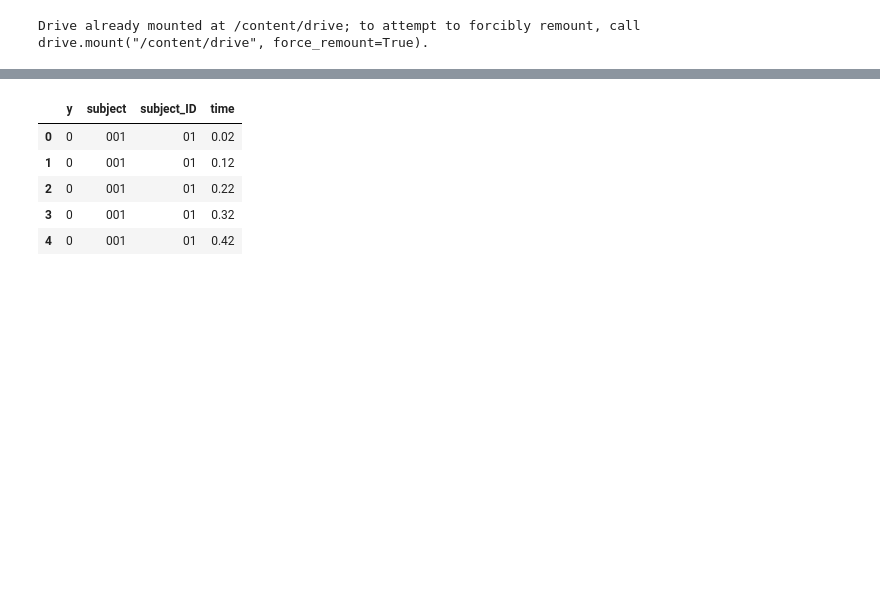
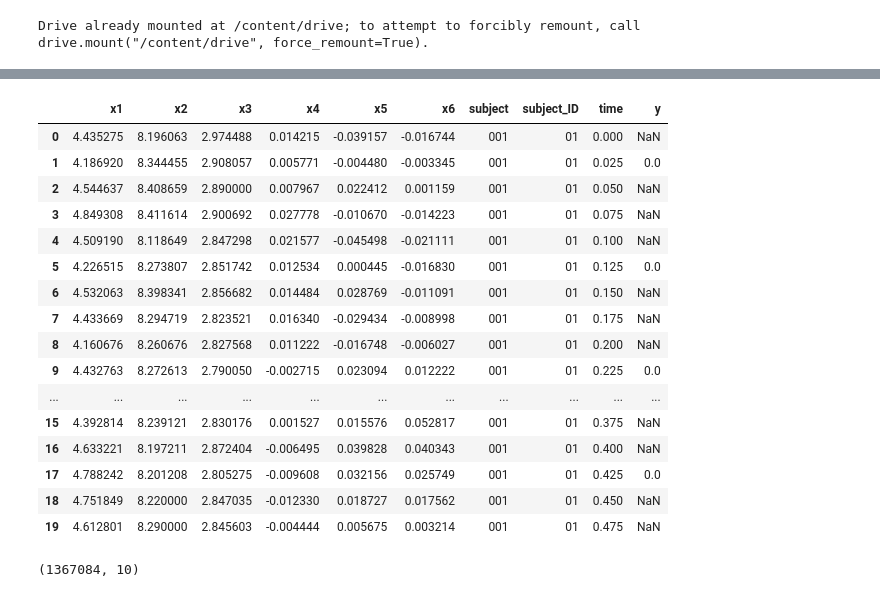
Before and after one commit to KrishnaMurali177/Deep-Learning-Terrain-Identifiaction, a Jupyter notebook: Terrain_Identification.ipynb, the cells around one changed output, grey strips where cells are left out. Drawn from its saved outputs; the diff is of its cells as text; code cells hidden in the pictures; blank space fills up the shorter version.

```diff
--- a/Terrain_Identification.ipynb
+++ b/Terrain_Identification.ipynb
@@ -71,11 +106,28 @@ x.head()
 # %%
-y.head()
+y.head(20)
-# %% [output]
-|  | y | subject | subject_ID | time |
-| 0 | 0 | 001 | 01 | 0.02 |
-| 1 | 0 | 001 | 01 | 0.12 |
-| 2 | 0 | 001 | 01 | 0.22 |
-| 3 | 0 | 001 | 01 | 0.32 |
-| 4 | 0 | 001 | 01 | 0.42 |
-# %%
-y['time'] = [x+0.005 for x in y['time']]
+# %%
+x.drop(x[x['time'] == 0].index, inplace = True)
+# %%
+x.drop(x[x['time'] == 0.025].index, inplace = True)
+# %%
+full_df = pd.merge(x,y, on=['time','subject', 'subject_ID'], how='left')
+# %%
+full_df.head(20)
+# %% [output]
+|  | x1 | x2 | x3 | x4 | x5 | x6 | subject | subject_ID | time | y |
+| 0 | 4.435275 | 8.196063 | 2.974488 | 0.014215 | -0.039157 | -0.016744 | 001 | 01 | 0.000 | NaN |
+| 1 | 4.186920 | 8.344455 | 2.908057 | 0.005771 | -0.004480 | -0.003345 | 001 | 01 | 0.025 | 0.0 |
+| 2 | 4.544637 | 8.408659 | 2.890000 | 0.007967 | 0.022412 | 0.001159 | 001 | 01 | 0.050 | NaN |
+| 3 | 4.849308 | 8.411614 | 2.900692 | 0.027778 | -0.010670 | -0.014223 | 001 | 01 | 0.075 | NaN |
+| 4 | 4.509190 | 8.118649 | 2.847298 | 0.021577 | -0.045498 | -0.021111 | 001 | 01 | 0.100 | NaN |
+| 5 | 4.226515 | 8.273807 | 2.851742 | 0.012534 | 0.000445 | -0.016830 | 001 | 01 | 0.125 | 0.0 |
+| 6 | 4.532063 | 8.398341 | 2.856682 | 0.014484 | 0.028769 | -0.011091 | 001 | 01 | 0.150 | NaN |
+| 7 | 4.433669 | 8.294719 | 2.823521 | 0.016340 | -0.029434 | -0.008998 | 001 | 01 | 0.175 | NaN |
+| 8 | 4.160676 | 8.260676 | 2.827568 | 0.011222 | -0.016748 | -0.006027 | 001 | 01 | 0.200 | NaN |
+| 9 | 4.432763 | 8.272613 | 2.790050 | -0.002715 | 0.023094 | 0.012222 | 001 | 01 | 0.225 | 0.0 |
+| ... | ... | ... | ... | ... | ... | ... | ... | ... | ... | ... |
+| 15 | 4.392814 | 8.239121 | 2.830176 | 0.001527 | 0.015576 | 0.052817 | 001 | 01 | 0.375 | NaN |
+| 16 | 4.633221 | 8.197211 | 2.872404 | -0.006495 | 0.039828 | 0.040343 | 001 | 01 | 0.400 | NaN |
+| 17 | 4.788242 | 8.201208 | 2.805275 | -0.009608 | 0.032156 | 0.025749 | 001 | 01 | 0.425 | 0.0 |
+| 18 | 4.751849 | 8.220000 | 2.847035 | -0.012330 | 0.018727 | 0.017562 | 001 | 01 | 0.450 | NaN |
+| 19 | 4.612801 | 8.290000 | 2.845603 | -0.004444 | 0.005675 | 0.003214 | 001 | 01 | 0.475 | NaN |
@@ -81,0 +137,4 @@ y['time'] = [x+0.005 for x in y['time']]
+# %%
+full_df.shape
+# %% [output]
+(1367084, 10)
```
Also changed, not shown: parts of 103 cells of this notebook.
